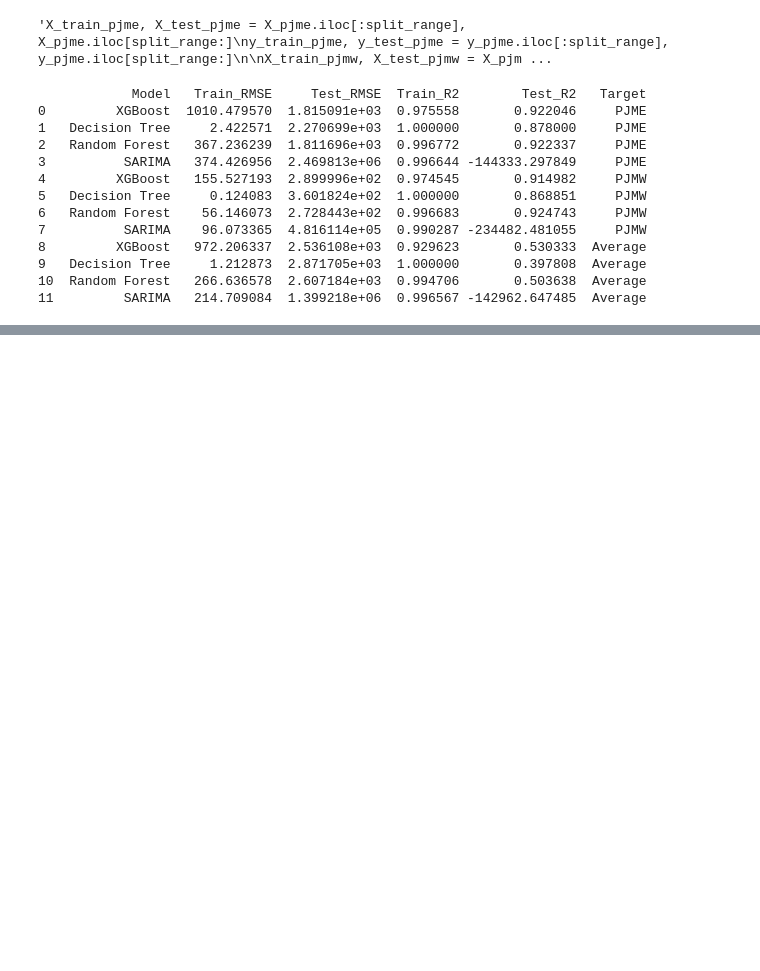
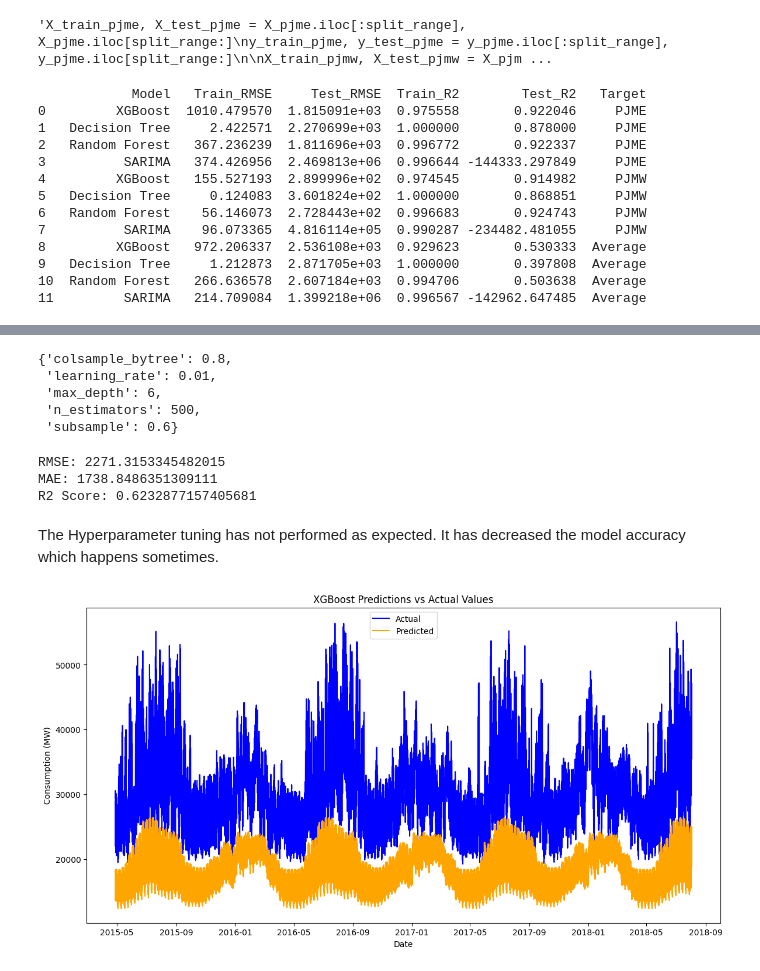
Before and after one commit to Himanshu-2678/Energy-Consumption-Forecasting, a Jupyter notebook: notebooks/4-model_building.ipynb, the cells around one changed output, grey strips where cells are left out. Saved outputs shown, nothing was run; the diff lists cells and outputs as text; code cells hidden in the pictures; blank space fills up the shorter version.

```diff
--- a/notebooks/4-model_building.ipynb
+++ b/notebooks/4-model_building.ipynb
@@ -384,0 +313,43 @@ print(results_df)
+# %%
+## Finding the best parameters
+best_params = grid_search.best_params_
+best_params
+# %% [output]
+{'colsample_bytree': 0.8,
+ 'learning_rate': 0.01,
+ 'max_depth': 6,
+ 'n_estimators': 500,
+ 'subsample': 0.6}
+# %%
+## Retraining the model with best parameters manually
+model = XGBRegressor(**best_params)
+model.fit(X_train, y_train)
+
+## predictions on the test set
+perdictions_xgb = model.predict(X_test)
+# %%
+rmse = np.sqrt(mean_squared_error(y_test, perdictions_xgb))
+mae = mean_absolute_error(y_test, perdictions_xgb)
+r2 = r2_score(y_test, perdictions_xgb)
+
+print("RMSE:", rmse)
+print("MAE:", mae)
+print("R2 Score:", r2)
+# %% [output]
+RMSE: 2271.3153345482015
+MAE: 1738.8486351309111
+R2 Score: 0.6232877157405681
+# %% [markdown]
+The Hyperparameter tuning has not performed as expected. It has decreased the model accuracy which happens sometimes.
+# %%
+## plotting the predictions vs actual values graph
+plt.figure(figsize=(14, 7))
+plt.plot(y_test.index, y_test, label='Actual', color='blue')
+plt.plot(y_test.index, perdictions_xgb, label='Predicted', color='orange')
+plt.title('XGBoost Predictions vs Actual Values')
+plt.xlabel('Date')
+plt.ylabel('Consumption (MW)')
+plt.legend()
+plt.show()
+# %% [output]
+[figure, added]
```
Also changed, not shown: parts of 12 cells of this notebook, 9 other files.
